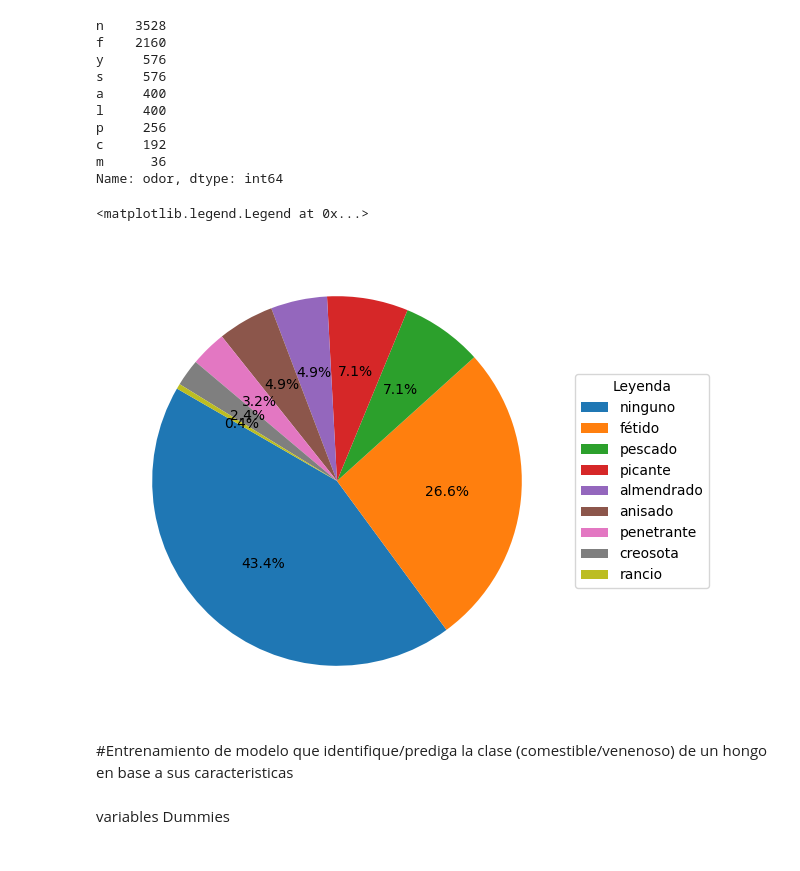
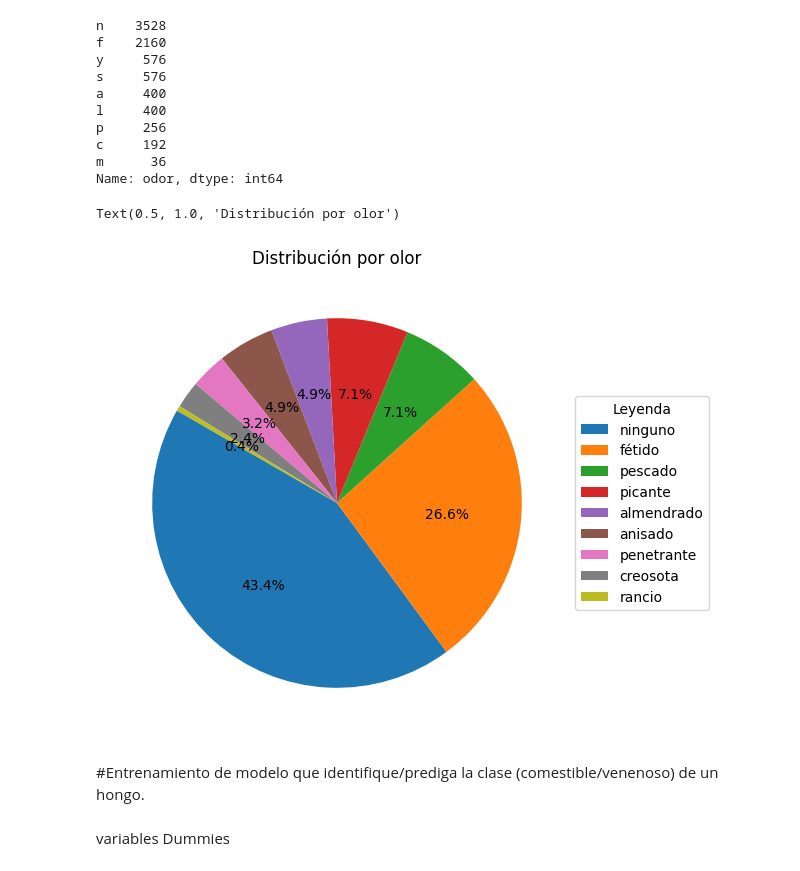
Before and after one commit to Saaras225/mushroom-dataScience, a Jupyter notebook: ProyectoFinal_Guarguana.ipynb, the cells around one changed output. Drawn from its saved outputs; the diff is of its cells as text; code cells hidden in the pictures.

```diff
--- a/ProyectoFinal_Guarguana.ipynb
+++ b/ProyectoFinal_Guarguana.ipynb
@@ -432,12 +434,13 @@ odorLabels = ['ninguno','fétido','pescado','picante','almendrado','anisado','pe
 # %%
 plt.figure(figsize=(6, 6))
 plt.pie(odorData.values, autopct='%1.1f%%', startangle=150)
 plt.legend(odorLabels, title="Leyenda", loc="center left", bbox_to_anchor=(1, 0.5))
+plt.title('Distribución por olor')
 # %% [output]
-<matplotlib.legend.Legend at 0x...>
+Text(0.5, 1.0, 'Distribución por olor')
-[figure, old version]
+[figure, new version]
 # %% [markdown]
-#Entrenamiento de modelo que identifique/prediga la clase (comestible/venenoso) de un hongo en base a sus caracteristicas <a name="entrenamiento"></a>
+#Entrenamiento de modelo que identifique/prediga la clase (comestible/venenoso) de un hongo.<a name="entrenamiento"></a>
 # %% [markdown]
 variables Dummies
 # %%
```
Also changed, not shown: parts of 2 cells of this notebook.
